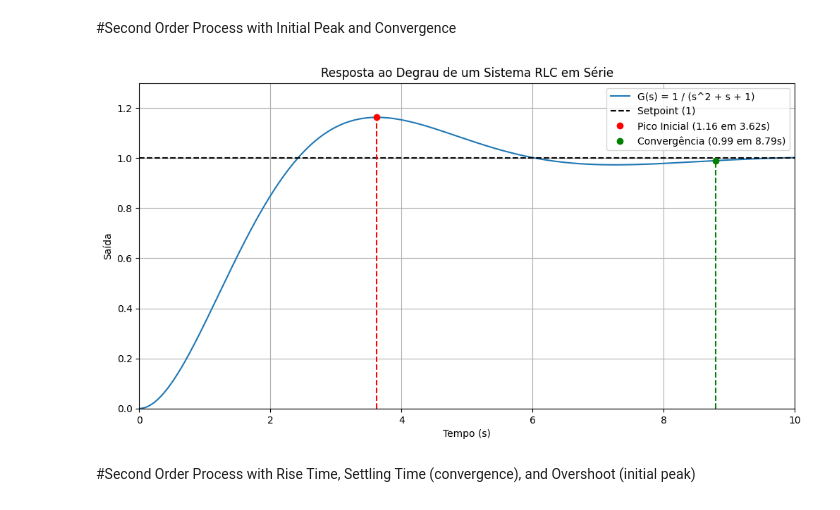
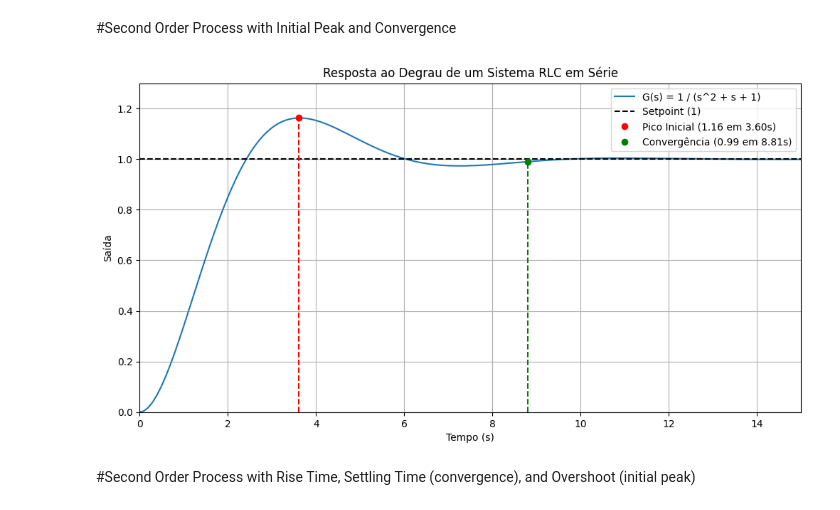
Before and after one commit to DhiegoFC/Industrial_Process_Control, a Jupyter notebook: lessons/week_02/sources/week_02.ipynb, the cells around one changed output. Drawn from its saved outputs; the diff is of its cells as text; code cells hidden in the pictures.

```diff
--- a/lessons/week_02/sources/week_02.ipynb
+++ b/lessons/week_02/sources/week_02.ipynb
@@ -88,7 +88,7 @@ den = [L, R, 1]
 system = signal.TransferFunction(num, den)
 
 # Geração do tempo e da resposta ao degrau
-t = np.linspace(0, 10, 1000)
+t = np.linspace(0, 100, 1000)
 t, y = signal.step(system, T=t)
 
 # Encontrando o pico inicial
@@ -100,35 +100,35 @@ peak_value = y[peak_index]
 convergence_value = 1.0  # setpoint
 tolerance = 0.01 * convergence_value  # 1% tolerance
 
 # Encontrar o ponto onde a resposta se mantém dentro da tolerância de 1%
 for i in range(peak_index, len(y)):
     if np.all(np.abs(y[i:] - convergence_value) <= tolerance):
         convergence_index = i
         break
 
 convergence_time = t[convergence_index]
 convergence_value_at_index = y[convergence_index]
 
 # Plotando a resposta ao degrau
 plt.figure(figsize=(12, 6))
-plt.xlim(0, 10)
+plt.xlim(0, 15)
 plt.ylim(0, 1.3)
 plt.plot(t, y, label='G(s) = 1 / (s^2 + s + 1)')
 plt.axhline(convergence_value, color='black', linestyle='--', label='Setpoint (1)')
 plt.plot(peak_time, peak_value, 'ro', label=f'Pico Inicial ({peak_value:.2f} em {peak_time:.2f}s)')
 plt.plot(convergence_time, convergence_value_at_index, 'go', label=f'Convergência ({convergence_value_at_index:.2f} em {convergence_time:.2f}s)')
 # Linhas verticais conectando os pontos ao eixo x
 plt.plot([peak_time, peak_time], [0, peak_value], 'r--')
 plt.plot([convergence_time, convergence_time], [0, convergence_value_at_index], 'g--')
 
 plt.xlabel('Tempo (s)')
 plt.ylabel('Saída')
 plt.title('Resposta ao Degrau de um Sistema RLC em Série')
 plt.legend()
 plt.grid(True)
 plt.show()
 # %% [output]
-[figure, old version]
+[figure, new version]
 # %% [markdown]
 #Second Order Process with Rise Time, Settling Time (convergence), and Overshoot (initial peak)
 # %%
```
Also changed, not shown: parts of 1 cell of this notebook, 3 other files.
